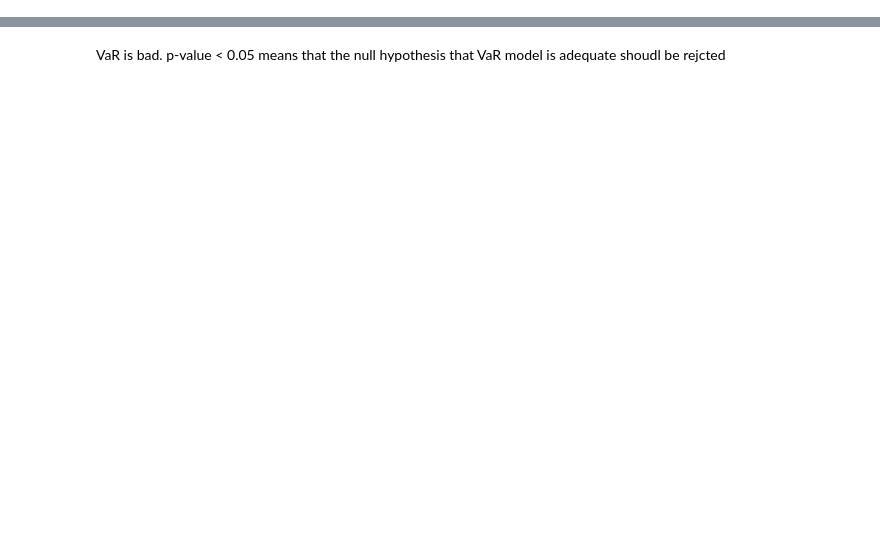
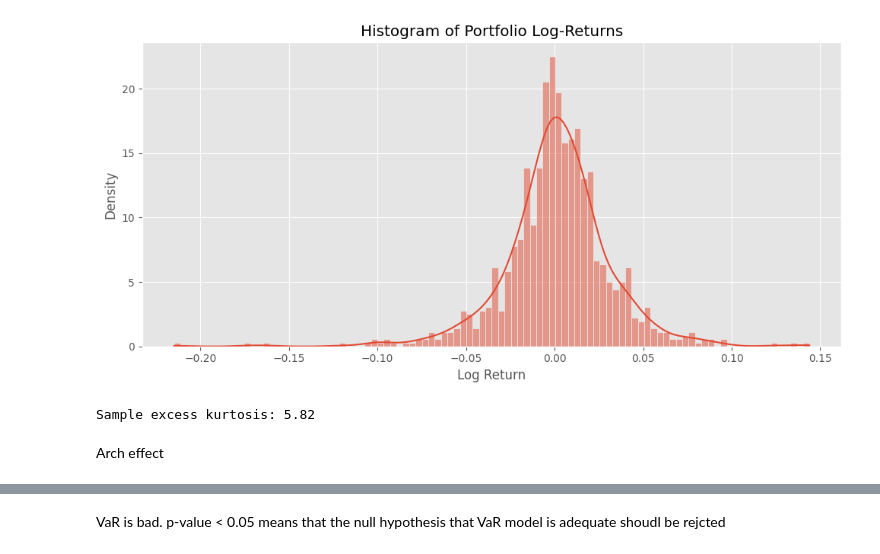
Before and after one commit to antek0308/TS_GARCH, a Jupyter notebook: Data/GARCH.ipynb, the cells around one changed output, grey strips where cells are left out. Cells and saved outputs as stored; diff of their text form; code cells hidden in the pictures; blank space fills up the shorter version.

```diff
--- a/Data/GARCH.ipynb
+++ b/Data/GARCH.ipynb
@@ -208,0 +70,16 @@ res_df = pd.DataFrame({
+# %%
+sns.histplot(portfolio_insample, bins=100, kde=True, stat='density')
+plt.title('Histogram of Portfolio Log-Returns')
+plt.xlabel('Log Return')
+plt.ylabel('Density')
+plt.grid(True)
+plt.tight_layout()
+plt.show()
+
+kurt = stats.kurtosis(portfolio_insample, fisher=True)
+print(f"Sample excess kurtosis: {kurt:.2f}")
+# %% [output]
+[figure, added]
+Sample excess kurtosis: 5.82
+# %% [markdown]
+Arch effect
```
Also changed, not shown: parts of 65 cells of this notebook.
